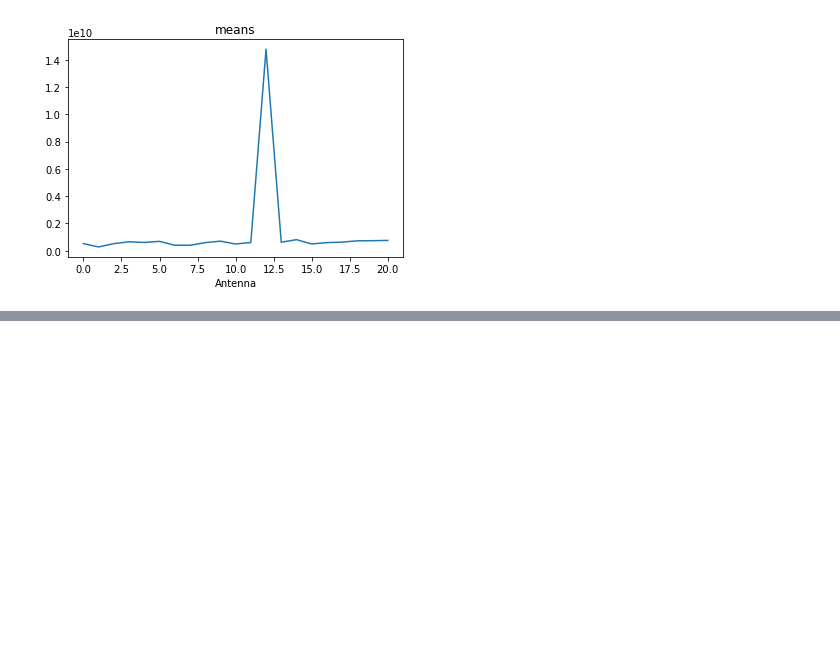
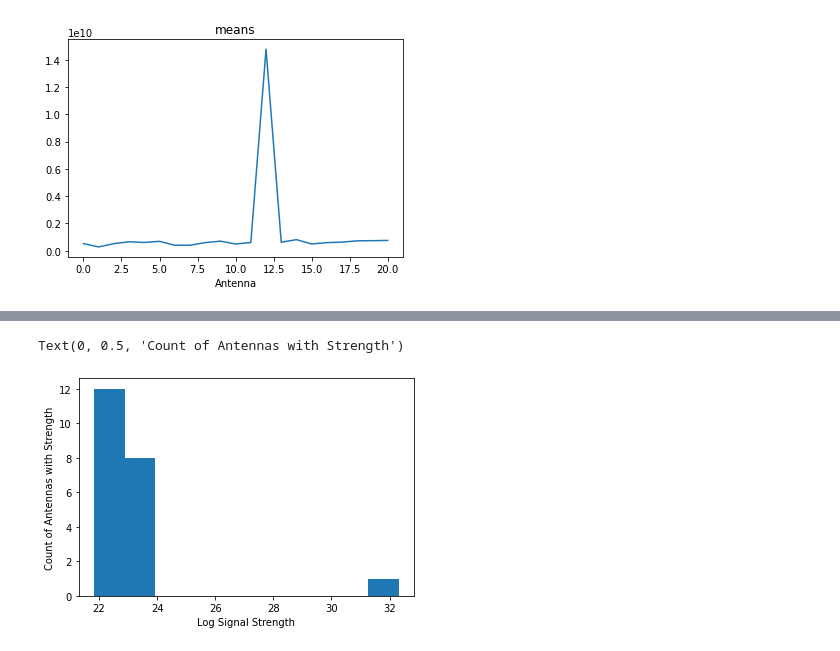
Before and after one commit to talonmyburgh/BL-COSMIC-HighFreq-Search, a Jupyter notebook: stamps/find_high_antennna_power_stamp.ipynb, the cells around one changed output, grey strips where cells are left out. Drawn from its saved outputs; the diff is of its cells as text; code cells hidden in the pictures; blank space fills up the shorter version.

```diff
--- a/stamps/find_high_antennna_power_stamp.ipynb
+++ b/stamps/find_high_antennna_power_stamp.ipynb
@@ -174,0 +162,7 @@ plt.show()
+# %%
+plt.hist(np.log(snr_and_signals["signal"]))
+plt.xlabel("Log Signal Strength")
+plt.ylabel("Count of Antennas with Strength")
+# %% [output]
+Text(0, 0.5, 'Count of Antennas with Strength')
+[figure, added]
```
Also changed, not shown: parts of 38 cells of this notebook, 14 other files.
